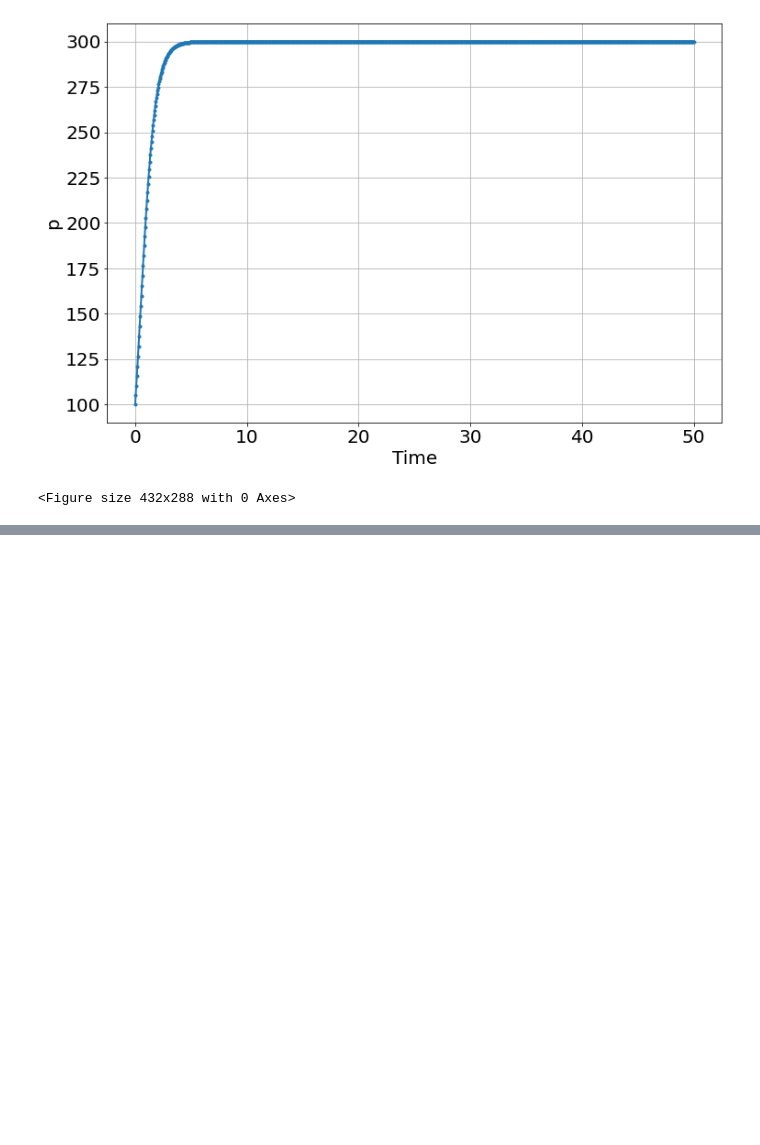
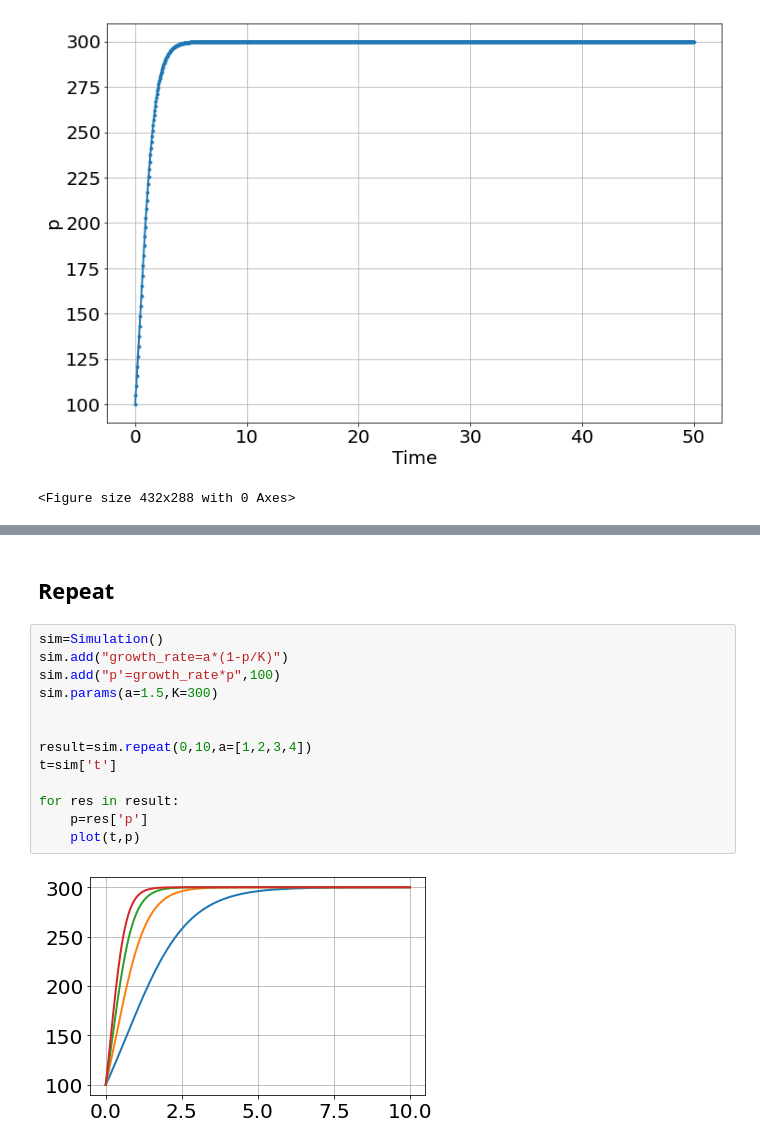
Before and after one commit to bblais/pyndamics3, a Jupyter notebook: 00_core.ipynb, the cells around one changed output, grey strips where cells are left out. Cells and saved outputs as stored; diff of their text form; blank space fills up the shorter version.

```diff
--- a/00_core.ipynb
+++ b/00_core.ipynb
@@ -1513,0 +1535,17 @@ sim.run(0,50)
+# %% [markdown]
+## Repeat
+# %%
+sim=Simulation()
+sim.add("growth_rate=a*(1-p/K)")
+sim.add("p'=growth_rate*p",100)
+sim.params(a=1.5,K=300)
+
+
+result=sim.repeat(0,10,a=[1,2,3,4])
+t=sim['t']
+
+for res in result:
+    p=res['p']
+    plot(t,p)
+# %% [output]
+[figure, added]
```
Also changed, not shown: parts of 10 cells of this notebook, 20 other files.
